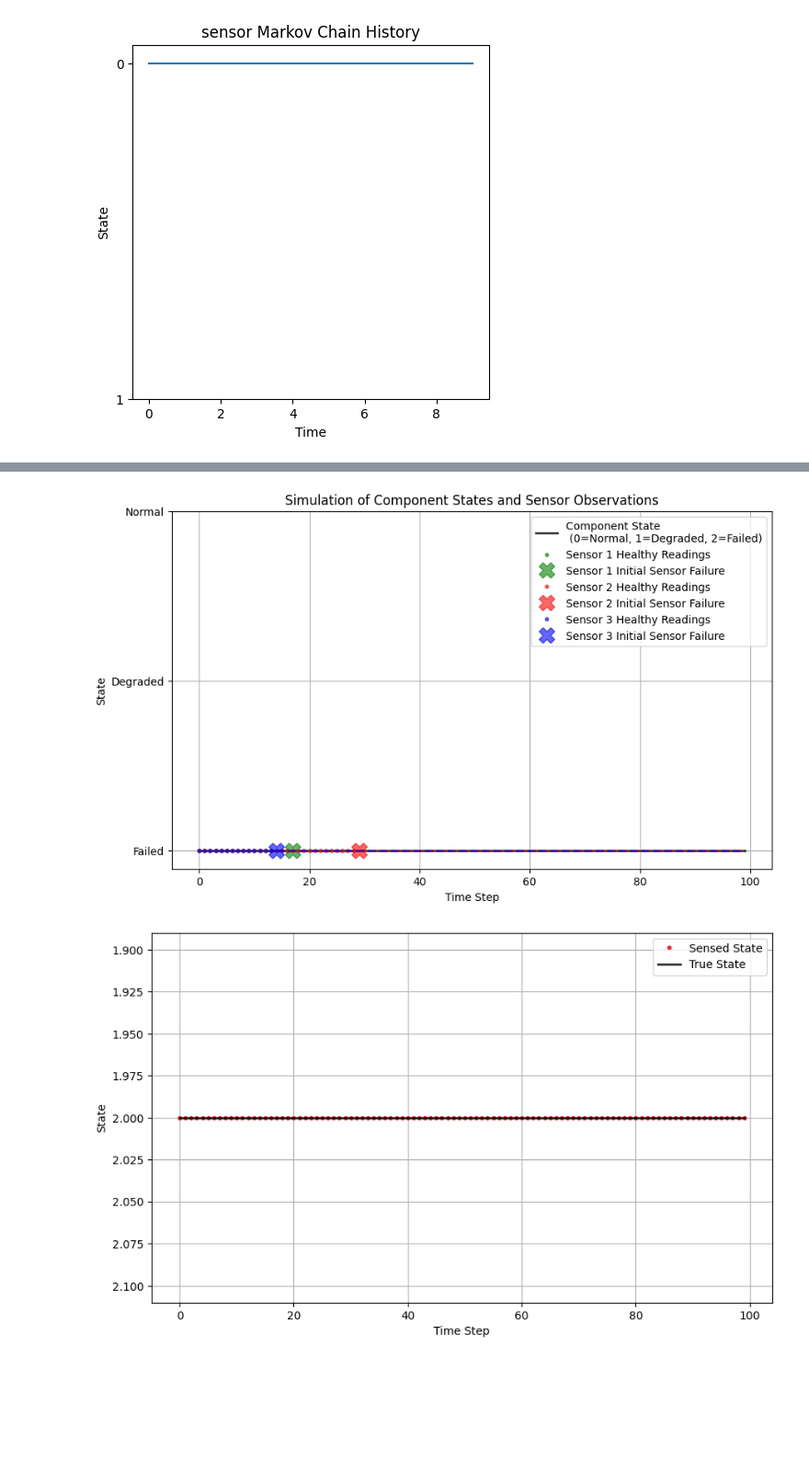
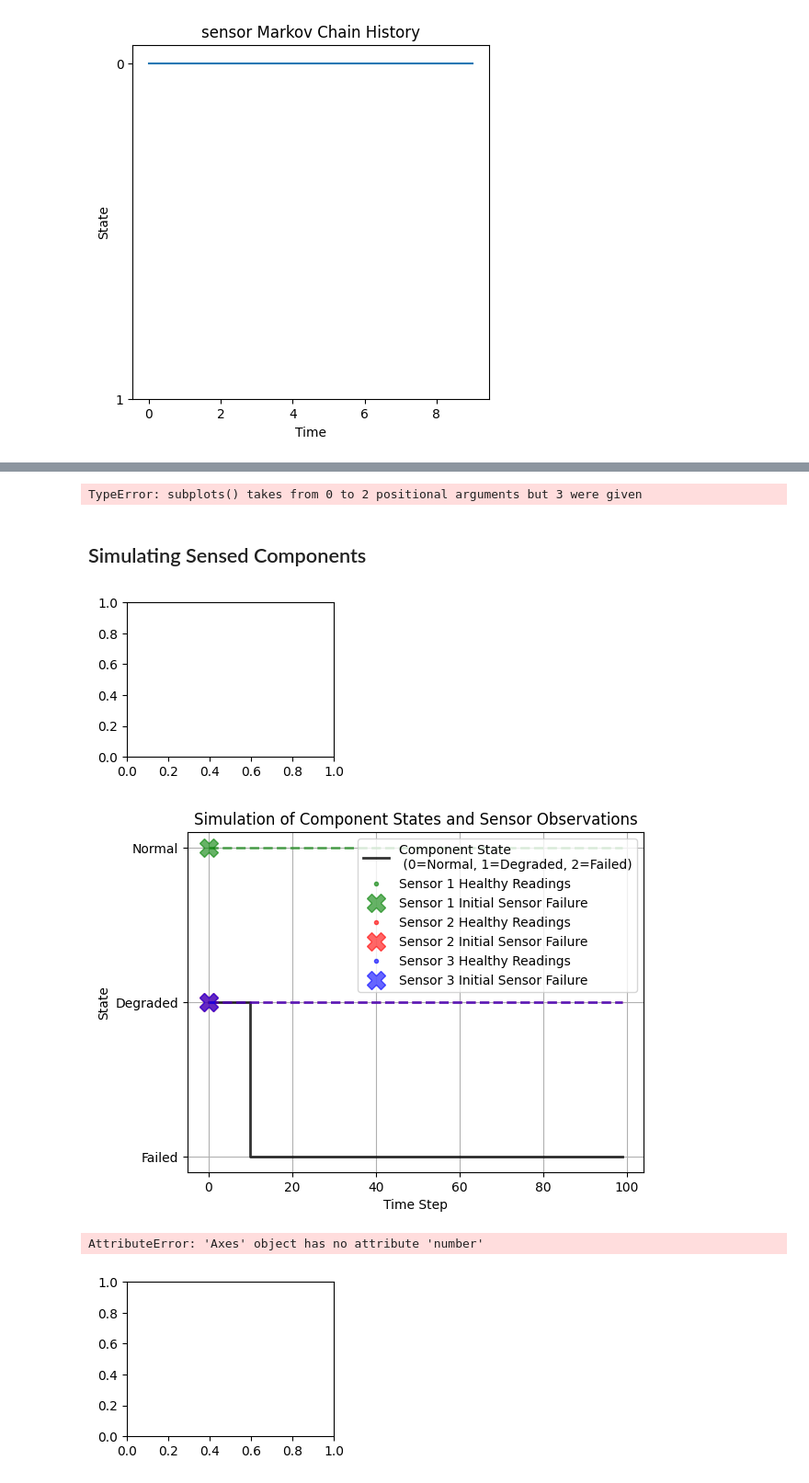
Before and after one commit to andreyaW/PhD_Sims, a Jupyter notebook: Prop_Sims/easySimulate.ipynb, the cells around one changed output, grey strips where cells are left out. Shown at 92% size. Saved outputs shown, nothing was run; the diff lists cells and outputs as text; code cells hidden in the pictures; blank space fills up the shorter version.

```diff
--- a/Prop_Sims/easySimulate.ipynb
+++ b/Prop_Sims/easySimulate.ipynb
@@ -90,16 +90,50 @@ simulateComp()
 # %%
 from shipModel.sensedComp import sensedComp
+from artistFunctions import drawGraphs as artist
+
 def simulateSensedComp(time_steps = 100):
 
     # initialize a test sensed component
     sc1 = sensedComp()
     sc1.updateState(time_steps)
+    artist.drawSensorAndCompHistory(sc1, time_steps)
+    artist.drawSensedCompHistory(sc1, time_steps)
+
     # sc1.likelihood()
 
+    sc1.reset()                                       # empty history state
+
 simulateSensedComp()
 # %% [output]
-[figure, removed]
-[figure, removed]
+TypeError: subplots() takes from 0 to 2 positional arguments but 3 were given
+# %% [markdown]
+## Simulating Sensed Components
+# %%
+from shipModel.sensedComp import sensedComp
+from artistFunctions import drawGraphs as artist
+
+import matplotlib.pyplot as plt
+
+# desired number of components to simulate and generate plots for
+num_comps = 10
+sim_time = 100
+
+for i in range (num_comps):
+
+    sc1 = sensedComp()          # create a sensed component
+    sc1.updateState(sim_time)   # simulate the sensed component for sim_time steps
+
+    # draw the sensor and component history above the sensed component history
+    figure, ax = plt.subplots(1, 2, 1)
+    artist.drawSensorAndCompHistory(sc1, sim_time, ax)
+
+    figure,ax = plt.subplots(1, 2, 2)
+    artist.drawSensedCompHistory(sc1, sim_time, ax)
+# %% [output]
+[figure, added]
+[figure, added]
+AttributeError: 'Axes' object has no attribute 'number'
+[figure, added]
 # %%
 import numpy as np
 
```
Also changed, not shown: parts of 2 cells of this notebook, 6 other files.
